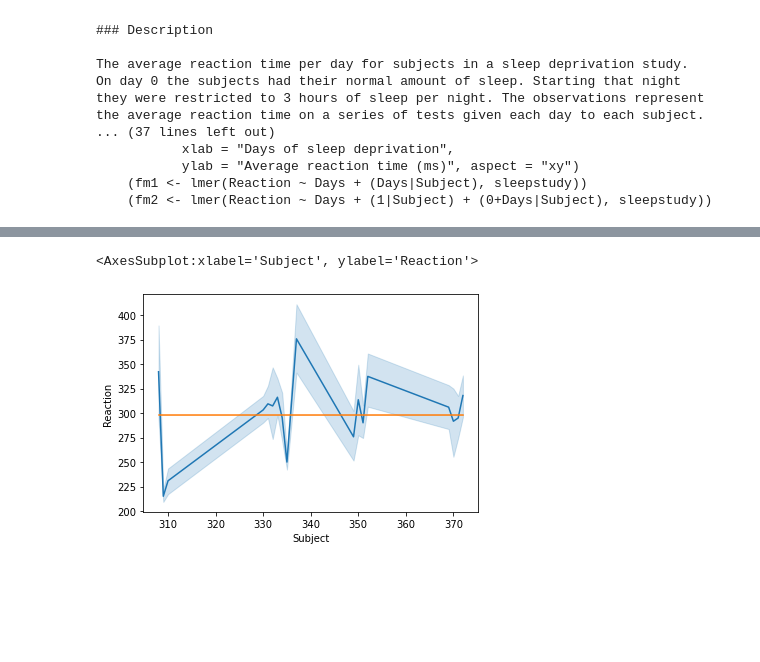
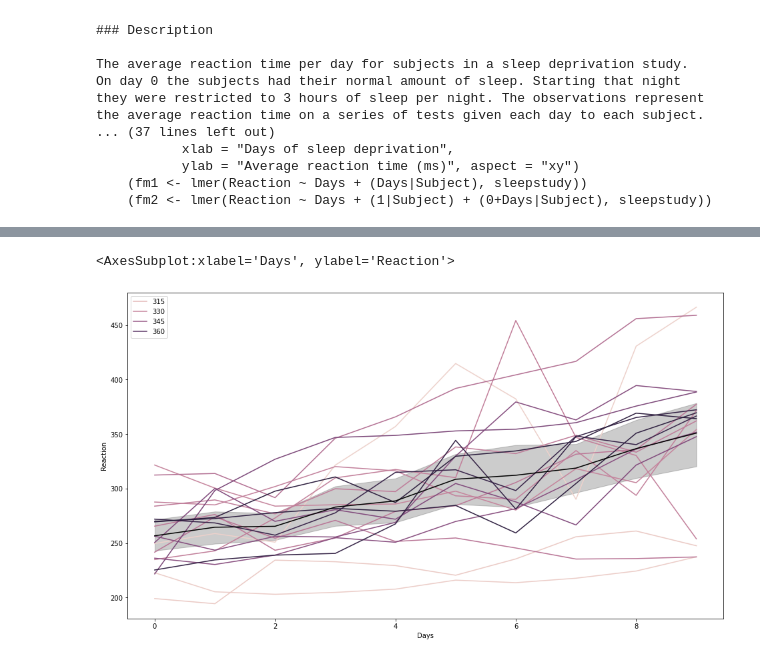
Before and after one commit to wheelerjoshua/numpy-pandas-visualization-exercises, a Jupyter notebook: seaborn_exercises.ipynb, the cells around one changed output, grey strips where cells are left out. Saved outputs shown, nothing was run; the diff lists cells and outputs as text; code cells hidden in the pictures; blank space fills up the shorter version.

```diff
--- a/seaborn_exercises.ipynb
+++ b/seaborn_exercises.ipynb
@@ -296,6 +310,7 @@ average_reaction_change =
 # %%
-sns.lineplot(data = sleepstudy, x = 'Subject', y = 'Reaction')
-sns.lineplot(data = sleepstudy, x = 'Subject', y = sleepstudy.Reaction.mean())
+plt.figure(figsize=(16,9))
+sns.lineplot(data = sleepstudy, x = 'Days', y = 'Reaction', hue = 'Subject')
+sns.lineplot(data = sleepstudy, x = 'Days', y = 'Reaction', color = 'k', estimator = 'mean')
 # %% [output]
-<AxesSubplot:xlabel='Subject', ylabel='Reaction'>
+<AxesSubplot:xlabel='Days', ylabel='Reaction'>
-[figure, old version]
+[figure, new version]
```
Also changed, not shown: parts of 17 cells of this notebook, 2 other files.
